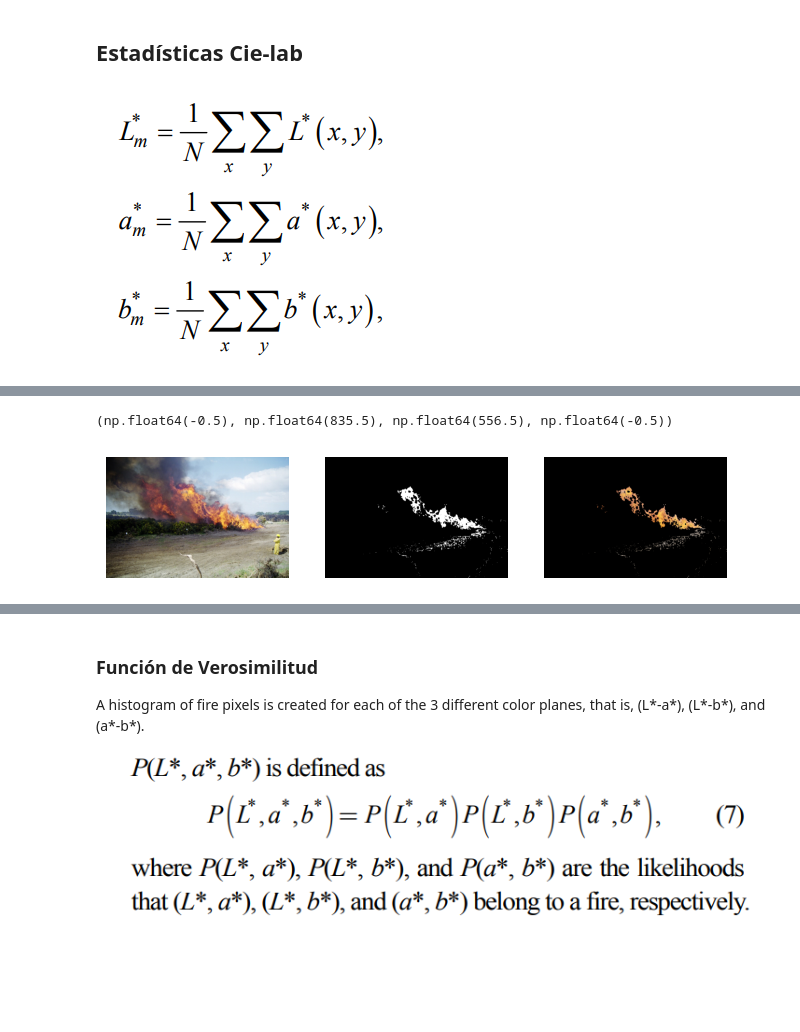
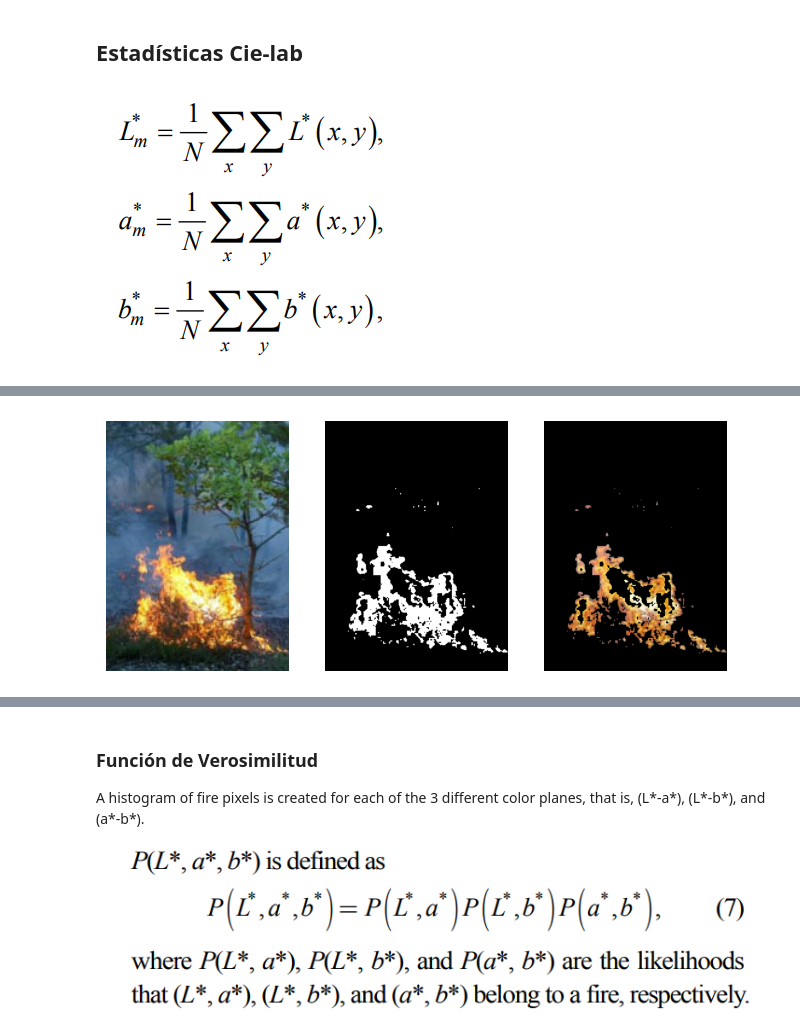
Before and after one commit to nachovigilante/pdi-fire-detection, a Jupyter notebook: fire_detection.ipynb, the cells around one changed output, grey strips where cells are left out. Drawn from its saved outputs; the diff is of its cells as text; code cells hidden in the pictures; blank space fills up the shorter version.

```diff
--- a/fire_detection.ipynb
+++ b/fire_detection.ipynb
@@ -273,20 +270,22 @@ plt.show()
 # %%
-and_img = np.logical_and(r1_img, r2_img)
-and_img = np.logical_and(and_img, r3_img)
-and_img = np.logical_and(and_img, r4_img)
-times_img=np.zeros_like(img)
-times_img[:,:,0]=and_img*img[:,:,0]
-times_img[:,:,1]=and_img*img[:,:,1]
-times_img[:,:,2]=and_img*img[:,:,2]
+def imprimir_rs_mask(imagen,r1,r2,r3,r4):
+    and_img = np.logical_and(r1, r2)
+    and_img = np.logical_and(and_img, r3)
+    and_img = np.logical_and(and_img, r4)
+    times_img=np.zeros_like(imagen)
+    times_img[:,:,0]=and_img*imagen[:,:,0]
+    times_img[:,:,1]=and_img*imagen[:,:,1]
+    times_img[:,:,2]=and_img*imagen[:,:,2]
 
-fig, axes = plt.subplots(1, 3, figsize=(8, 8))
-ax = axes.ravel()
-ax[0].imshow(img, cmap=plt.cm.gray)
-ax[0].axis('off')
-ax[1].imshow(and_img, cmap=plt.cm.gray)
-ax[1].axis('off')
-ax[2].imshow(times_img)
-ax[2].axis('off')
+    fig, axes = plt.subplots(1, 3, figsize=(8, 8))
+    ax = axes.ravel()
+    ax[0].imshow(imagen)
+    ax[0].axis('off')
+    ax[1].imshow(and_img, cmap=plt.cm.gray)
+    ax[1].axis('off')
+    ax[2].imshow(times_img)
+    ax[2].axis('off')
-# %% [output]
-(np.float64(-0.5), np.float64(835.5), np.float64(556.5), np.float64(-0.5))
-[figure, removed]
+# %%
+imprimir_rs_mask(img_paper1,r1_img1,r2_img1,r3_img1,r4_img1)
+# %% [output]
+[figure, added]
```
Also changed, not shown: parts of 5 cells of this notebook.
